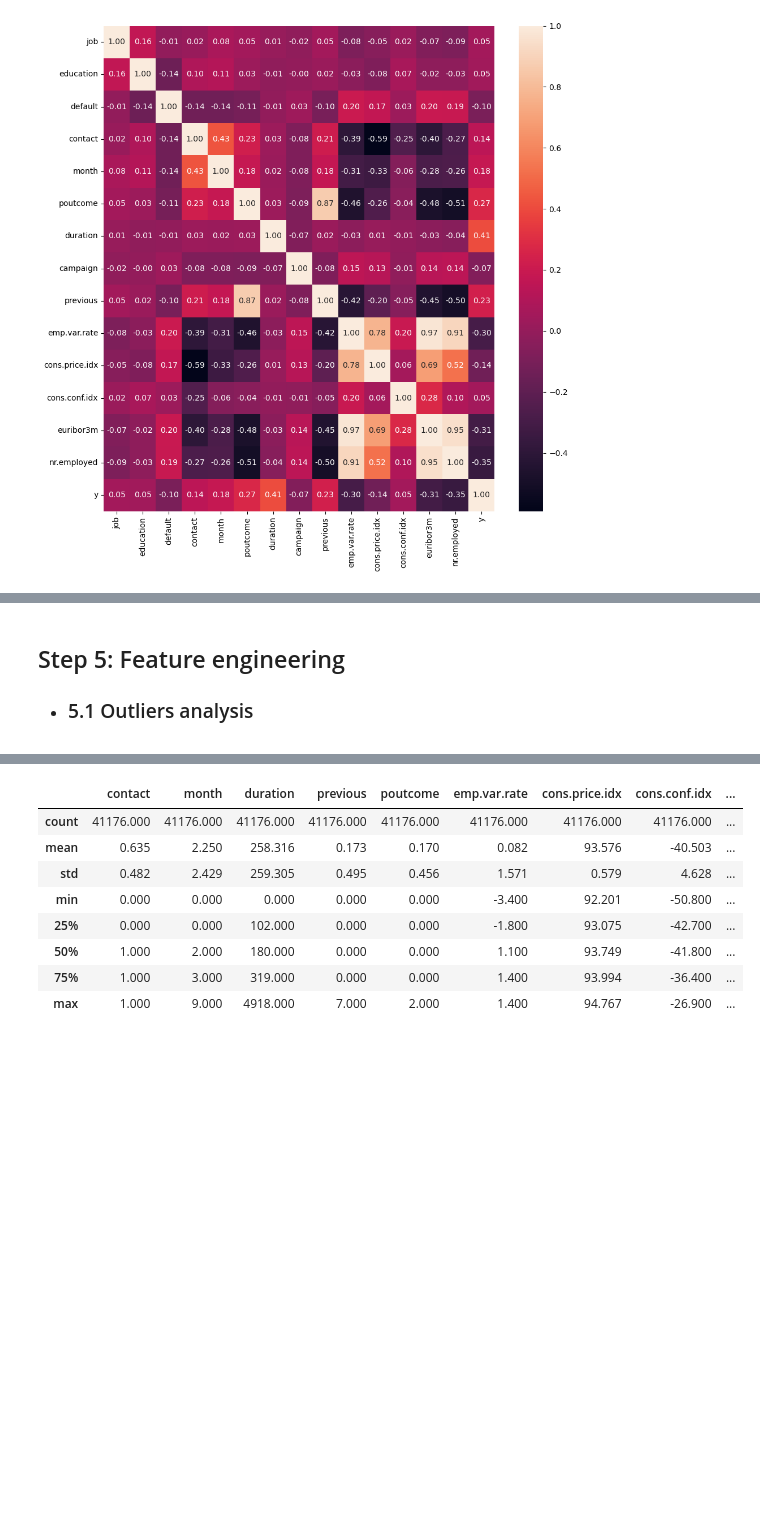
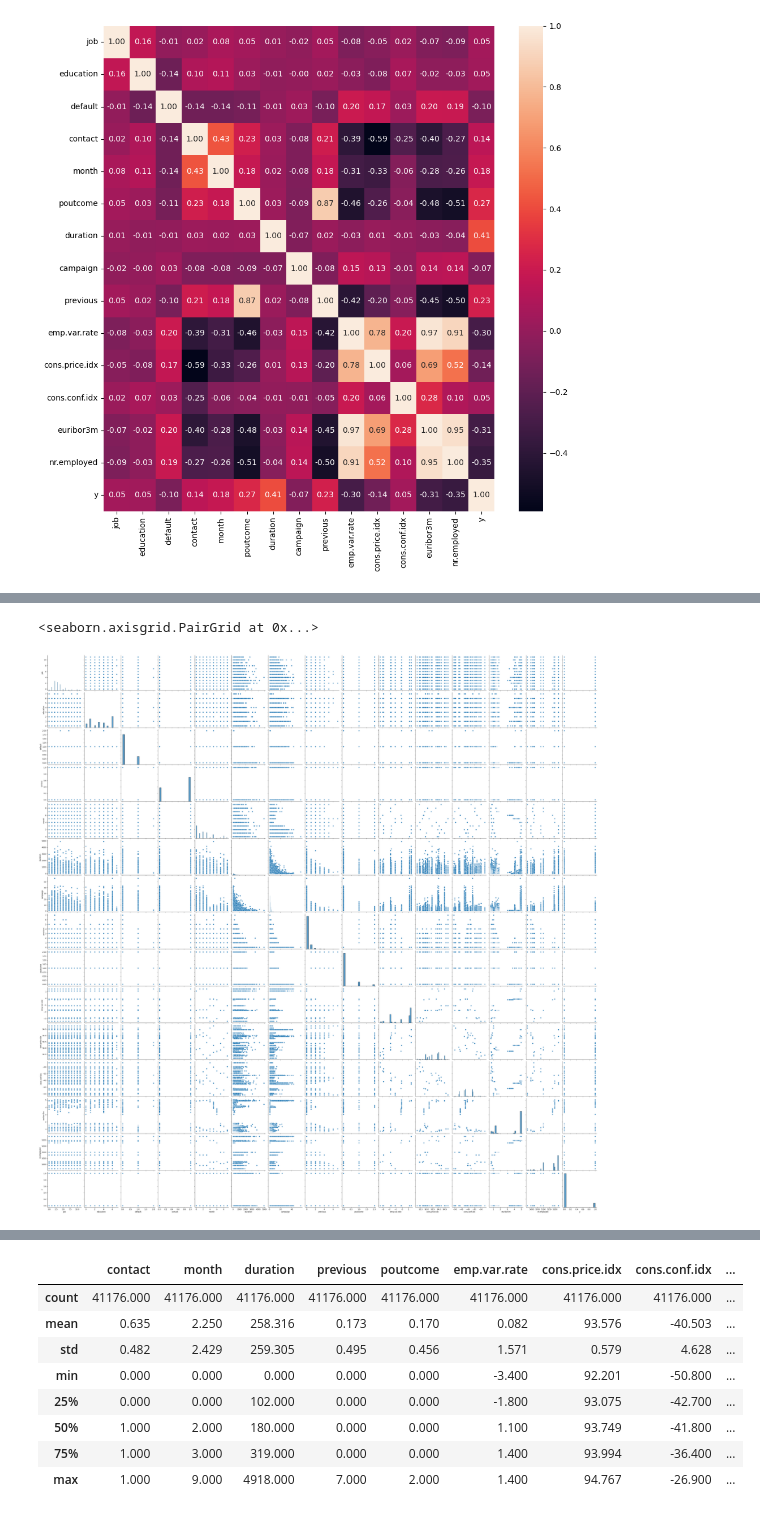
Before and after one commit to Fer-romer/fer-romer-logistic-regression, a Jupyter notebook: src/explore.ipynb, the cells around one changed output, grey strips where cells are left out. Cells and saved outputs as stored; diff of their text form; code cells hidden in the pictures; blank space fills up the shorter version.

```diff
--- a/src/explore.ipynb
+++ b/src/explore.ipynb
@@ -492,6 +657,5 @@ plt.show()
 # %%
-#sns.pairplot(filt_df, height=3, diag_kind='hist')
+sns.pairplot(filt_df, height=3, diag_kind='hist')
+# %% [output]
+<seaborn.axisgrid.PairGrid at 0x...>
+[figure, added]
-# %% [markdown]
-## Step 5: Feature engineering
-
-- ### 5.1 Outliers analysis
```
Also changed, not shown: parts of 35 cells of this notebook, 1 other file.
